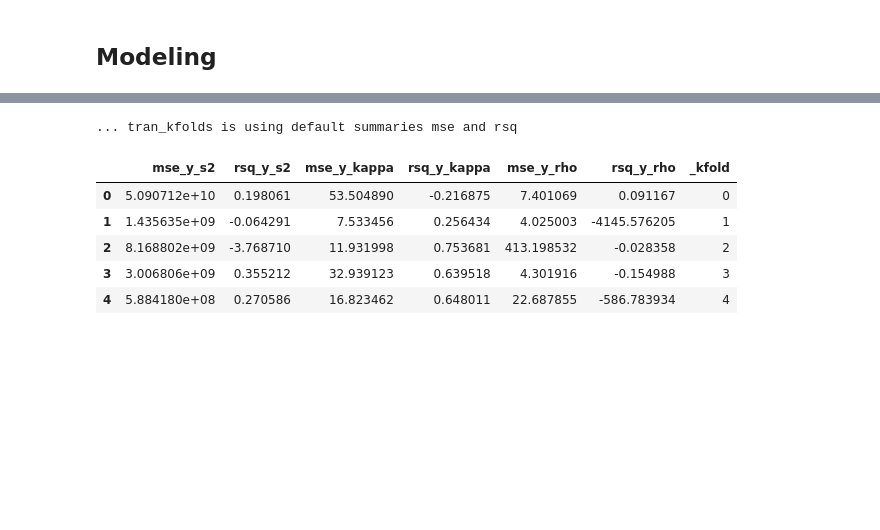
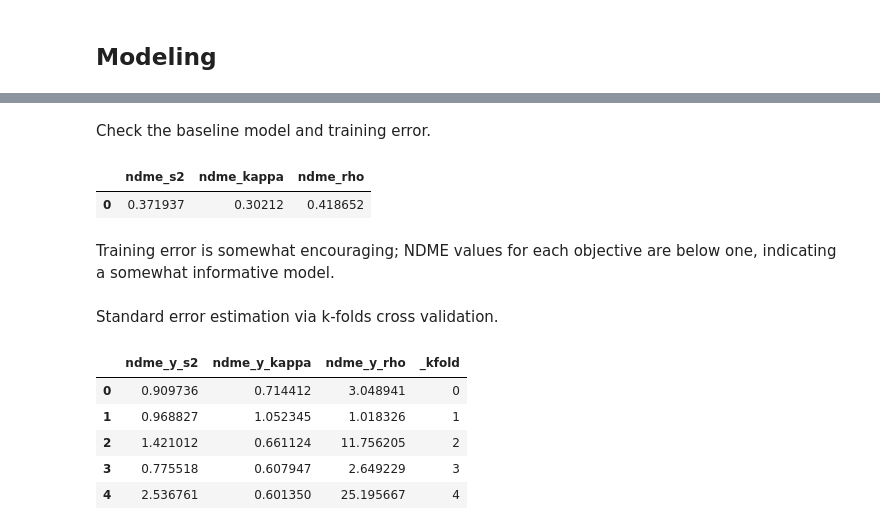
Before and after one commit to zdelrosario/py_grama, a Jupyter notebook: examples/assessing_frontier/sl_example.ipynb, the cells around one changed output, grey strips where cells are left out. Drawn from its saved outputs; the diff is of its cells as text; code cells hidden in the pictures; blank space fills up the shorter version.

```diff
--- a/examples/assessing_frontier/sl_example.ipynb
+++ b/examples/assessing_frontier/sl_example.ipynb
@@ -140,20 +142,44 @@ ft_base = ft_lolo(
     var=var_features,
     out=out_responses,
 )
+# %% [markdown]
+Check the baseline model and training error.
+# %%
+md_base = (
+    df_data
+    >> ft_base()
+)
+
+(
+    md_base
+    >> gr.ev_df(df=df_data)
+    >> gr.tf_summarize(
+        ndme_s2=gr.ndme(DF.y_s2_mean, DF.y_s2),
+        ndme_kappa=gr.ndme(DF.y_kappa_mean, DF.y_kappa),
+        ndme_rho=gr.ndme(DF.y_rho_mean, DF.y_rho),
+    )
+)
+# %% [output]
+|  | ndme_s2 | ndme_kappa | ndme_rho |
+| 0 | 0.371937 | 0.30212 | 0.418652 |
+# %% [markdown]
+Training error is somewhat encouraging; NDME values for each objective are below one, indicating a somewhat informative model.
+# %% [markdown]
+Standard error estimation via k-folds cross validation.
 # %%
 (
     df_data
     >> gr.tf_kfolds(
         ft=ft_base,
         out=out_responses,
+        summaries=dict(ndme=gr.ndme),
         k=5,
     )
 )
 # %% [output]
-... tran_kfolds is using default summaries mse and rsq
-|  | mse_y_s2 | rsq_y_s2 | mse_y_kappa | rsq_y_kappa | mse_y_rho | rsq_y_rho | _kfold |
-| 0 | 5.090712e+10 | 0.198061 | 53.504890 | -0.216875 | 7.401069 | 0.091167 | 0 |
-| 1 | 1.435635e+09 | -0.064291 | 7.533456 | 0.256434 | 4.025003 | -4145.576205 | 1 |
-| 2 | 8.168802e+09 | -3.768710 | 11.931998 | 0.753681 | 413.198532 | -0.028358 | 2 |
-| 3 | 3.006806e+09 | 0.355212 | 32.939123 | 0.639518 | 4.301916 | -0.154988 | 3 |
-| 4 | 5.884180e+08 | 0.270586 | 16.823462 | 0.648011 | 22.687855 | -586.783934 | 4 |
+|  | ndme_y_s2 | ndme_y_kappa | ndme_y_rho | _kfold |
+| 0 | 0.909736 | 0.714412 | 3.048941 | 0 |
+| 1 | 0.968827 | 1.052345 | 1.018326 | 1 |
+| 2 | 1.421012 | 0.661124 | 11.756205 | 2 |
+| 3 | 0.775518 | 0.607947 | 2.649229 | 3 |
+| 4 | 2.536761 | 0.601350 | 25.195667 | 4 |
```
Also changed, not shown: parts of 24 cells of this notebook.
